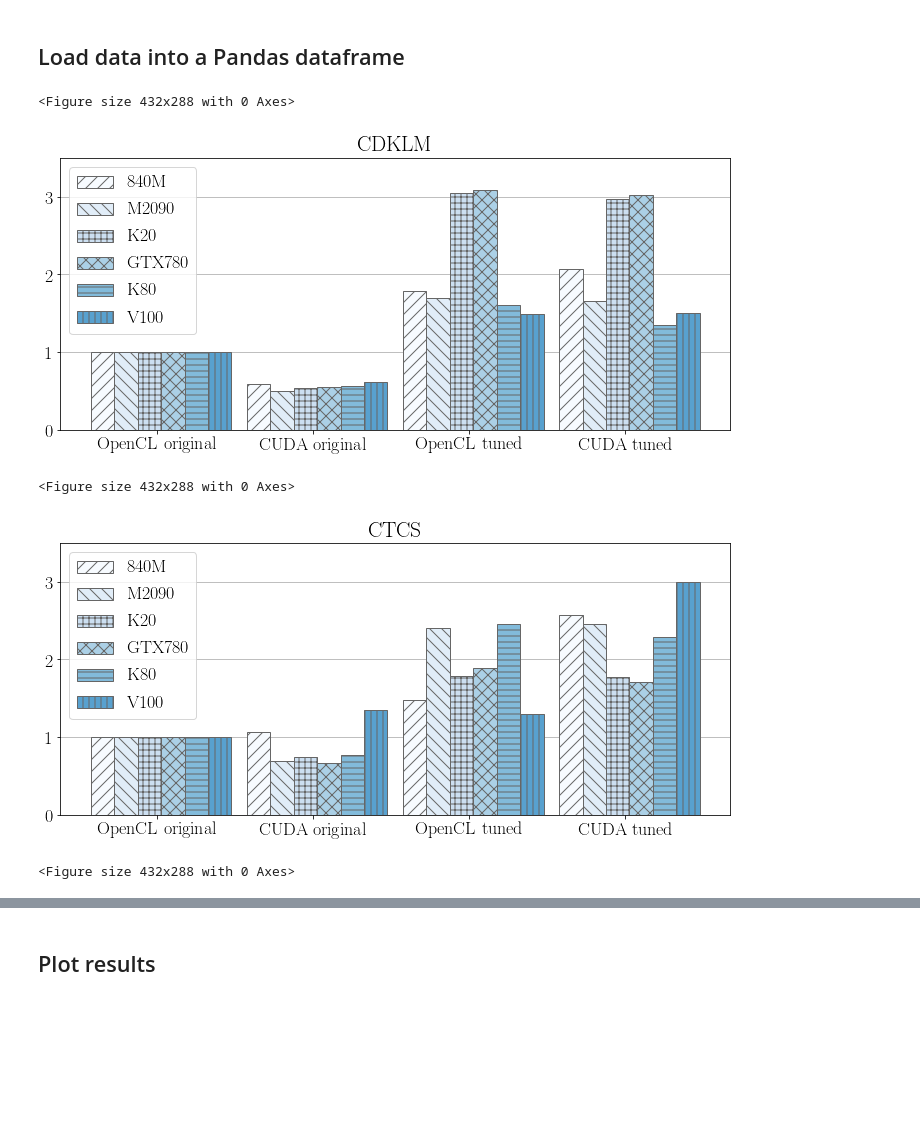
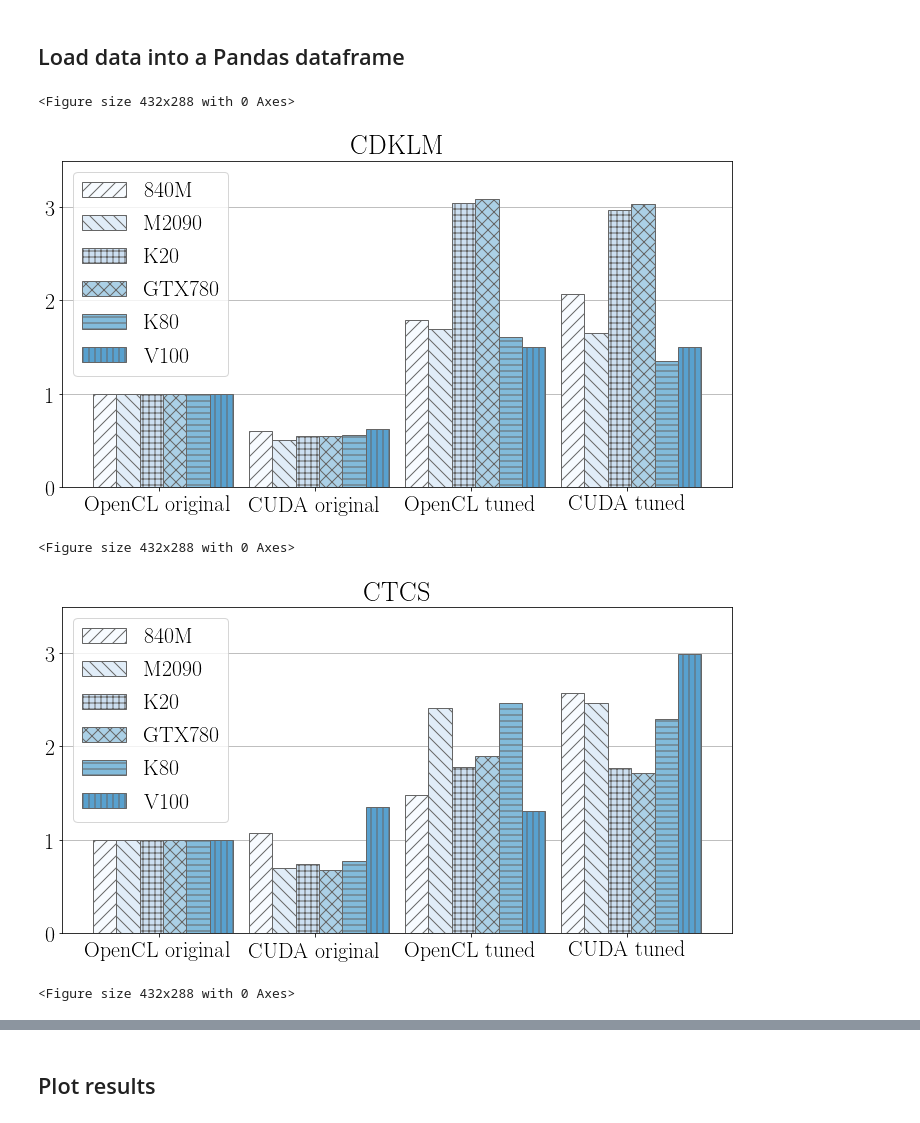
Before and after one commit to metno/gpu-ocean, a Jupyter notebook: gpu_ocean/prototypes/GitBenchmarkingPlot.ipynb, the cells around one changed output, grey strips where cells are left out. Drawn from its saved outputs; the diff is of its cells as text; code cells hidden in the pictures; blank space fills up the shorter version.

```diff
--- a/gpu_ocean/prototypes/GitBenchmarkingPlot.ipynb
+++ b/gpu_ocean/prototypes/GitBenchmarkingPlot.ipynb
@@ -106,7 +106,7 @@ def plot_cuda_vs_opencl_results(opencl_files, cuda_files, title, filename=None):
 
     fig = plt.figure()
 
-    fig, ax = plt.subplots(figsize=(12,5))
+    fig, ax = plt.subplots(figsize=(12,6))
 
     num_bars = len(opencl_files)
     bar_width = 0.9 / num_bars
@@ -137,35 +137,35 @@ def plot_cuda_vs_opencl_results(opencl_files, cuda_files, title, filename=None):
         #print(values)
 
         ax.bar(x+2*bar_offset + (i - num_architectures/2)*bar_width, values, bar_width,
                label=label, hatch=hatches[i], color=colors[i], linewidth=1, edgecolor='0.4')
 
     labels = ["OpenCL original", "CUDA original", "OpenCL tuned", "CUDA tuned"]
     plt.ylim([0, 3.5])
     plt.xticks(x, labels)#, rotation='vertical')
     plt.grid(axis='y')
     plt.yticks([0, 1, 2, 3], [0, 1, 2, 3])
 
     plt.legend(loc='upper left')
 
     plt.title(title)
     if(filename):
         metadata = {
                     'original_files': json.dumps({"OpenCL": opencl_files, "CUDA": cuda_files}),
                     'original_data': json.dumps({"OpenCL":opencl_df.to_csv(), "CUDA": cuda_df.to_csv()}),
                     'created': time.strftime("%Y_%m_%d-%H_%M_%S"),
                     'hostname': socket.gethostname()
                     }
         plt.savefig(filename, dpi=300,format='pdf',
-                transparent=True, pad_inches=0.1, frameon=None,
+                transparent=True, pad_inches=0.0, frameon=None,
                 metadata=metadata)
 
 
 plot_cuda_vs_opencl_results(cdklm_opencl, cdklm_cuda, "CDKLM", "tuning_cdklm.pdf")
 plot_cuda_vs_opencl_results(ctcs_opencl, ctcs_cuda, "CTCS", "tuning_ctcs.pdf")
 plot_cuda_vs_opencl_results(fbl_opencl, fbl_cuda, "FBL", "tuning_fbl.pdf")
 # %% [output]
 <Figure size 432x288 with 0 Axes>
-[figure, old version]
+[figure, new version]
 <Figure size 432x288 with 0 Axes>
-[figure, old version]
+[figure, new version]
 <Figure size 432x288 with 0 Axes>
```
Also changed, not shown: parts of 6 cells of this notebook.
